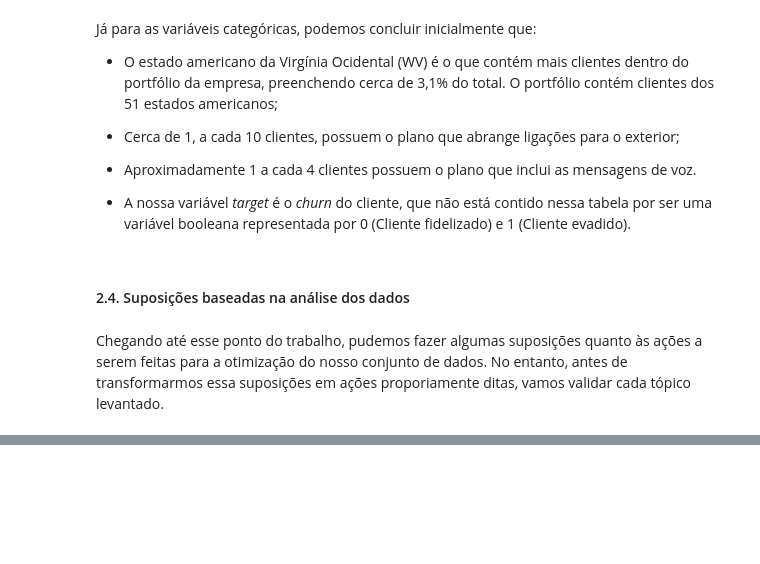
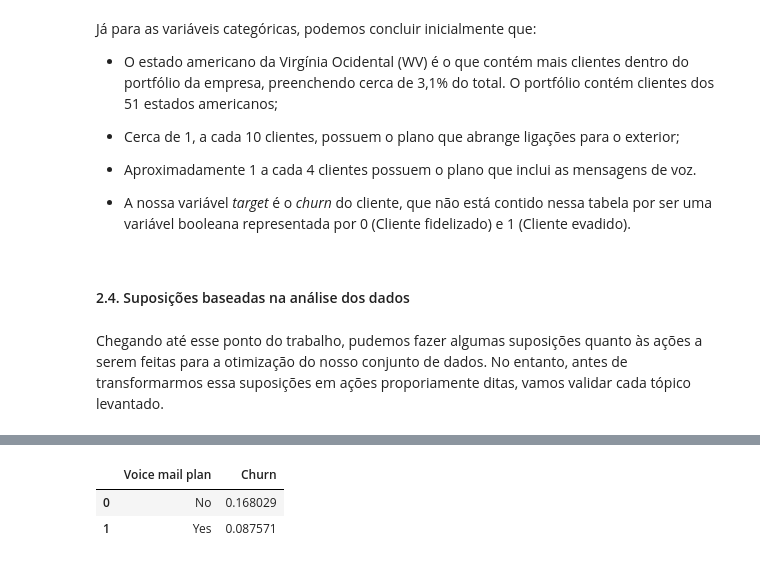
Before and after one commit to lucas-sls/Telecom_Churn, a Jupyter notebook: Telecom_churn.ipynb, the cells around one changed output, grey strips where cells are left out. Drawn from its saved outputs; the diff is of its cells as text; code cells hidden in the pictures; blank space fills up the shorter version.

```diff
--- a/Telecom_churn.ipynb
+++ b/Telecom_churn.ipynb
@@ -216,0 +251,9 @@ Chegando até esse ponto do trabalho, pudemos fazer algumas suposições quanto
+# %%
+df_treino[['Voice mail plan','Churn']].groupby(['Voice mail plan'],
+                                                  as_index=False).mean().sort_values(by='Churn', ascending=False)
+# Questão [D] = Não. clientes com planos que incluem mensagens de voz possuem cerca de 8,7% de churn.
+# Em contrapartida, aqueles clientes que não possuem o plano, possuem 16,8% de churn (quase o dobro!).
+# %% [output]
+|  | Voice mail plan | Churn |
+| 0 | No | 0.168029 |
+| 1 | Yes | 0.087571 |
```
Also changed, not shown: parts of 6 cells of this notebook.
